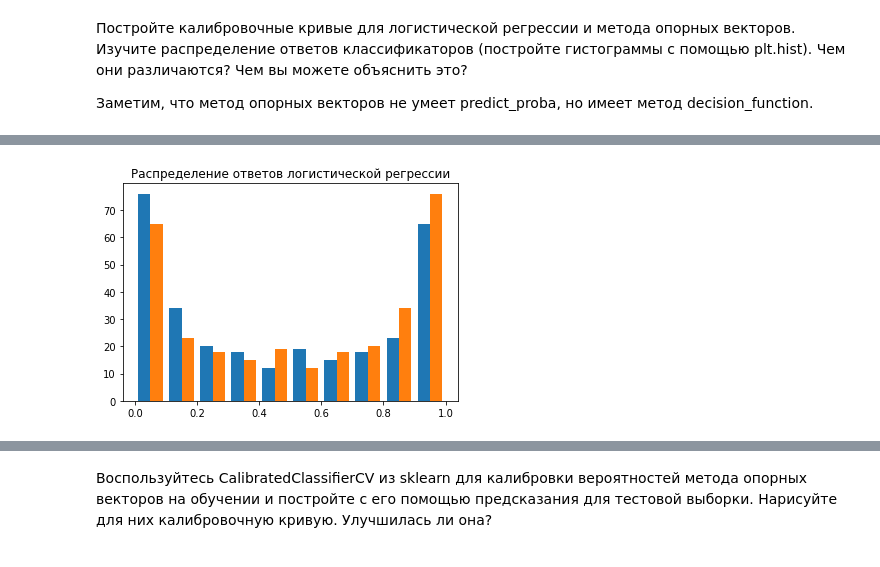
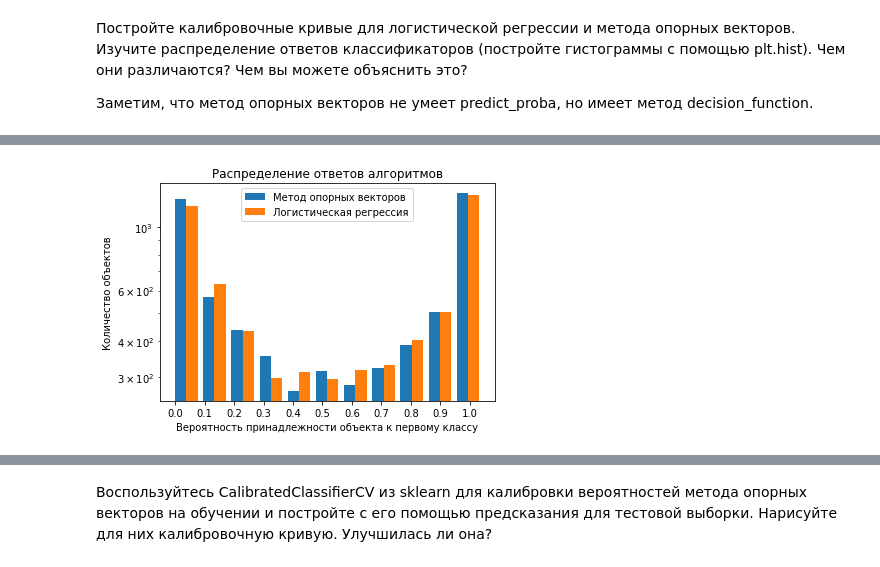
Before and after one commit to paniquex/ML_DS_practice, a Jupyter notebook: MMRO/HW_04/homework-practuce-04-KuzminNikita.ipynb, the cells around one changed output, grey strips where cells are left out. Cells and saved outputs as stored; diff of their text form; code cells hidden in the pictures.

```diff
--- a/MMRO/HW_04/homework-practuce-04-KuzminNikita.ipynb
+++ b/MMRO/HW_04/homework-practuce-04-KuzminNikita.ipynb
@@ -484,6 +463,15 @@ Wall time: 3.23 ms
-# %%
-plt.hist(preds_logistic)
-plt.title('Распределение ответов логистической регрессии')
-plt.show()
-# %% [output]
-[figure, removed]
+# %%
+plt.hist(np.vstack([preds_svc[:, 1], preds_logistic[:, 1]]).reshape(-1, 2), 11)
+
+plt.title('Распределение ответов алгоритмов')
+
+plt.xticks([0., 0.1, 0.2, 0.3, 0.4, 0.5, 0.6, 0.7, 0.8, 0.9, 1.0] - np.arange(11) / 200 + 0.01,
+           [0., 0.1, 0.2, 0.3, 0.4, 0.5, 0.6, 0.7, 0.8, 0.9, 1.0])
+plt.legend(['Метод опорных векторов', 'Логистическая регрессия'])
+plt.xlabel('Вероятность принадлежности объекта к первому классу')
+plt.ylabel('Количество объектов')
+plt.semilogy()
+
+plt.show()
+# %% [output]
+[figure, added]
```
Also changed, not shown: parts of 103 cells of this notebook.
